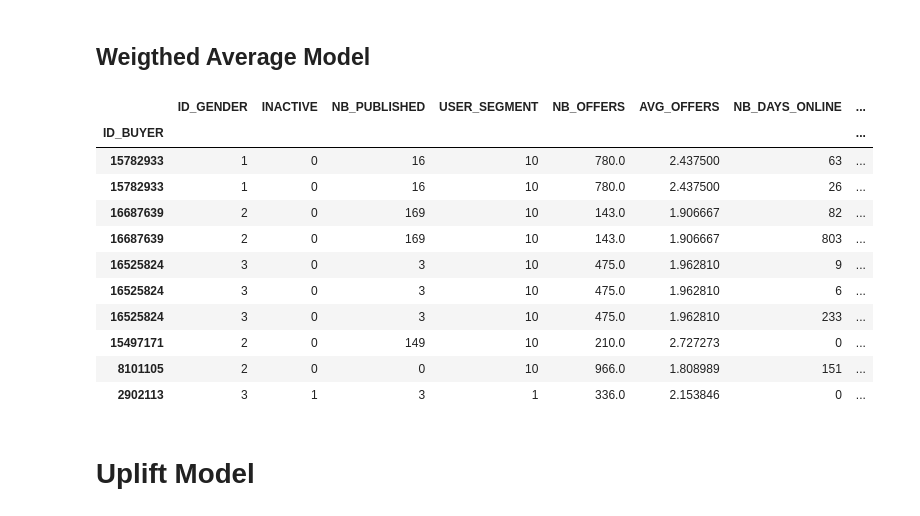
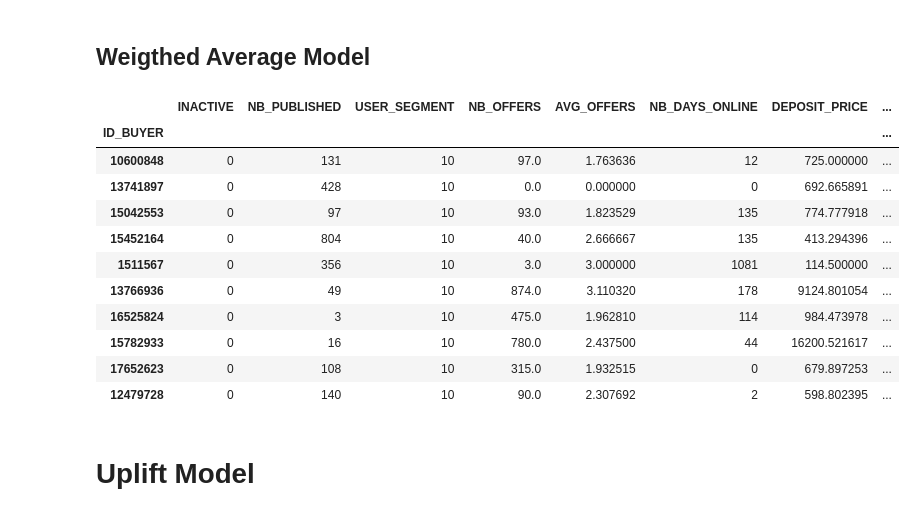
Before and after one commit to ElieTrigano/CRP_VC, a Jupyter notebook: model_v1_cleaned.ipynb, the cells around one changed output. Drawn from its saved outputs; the diff is of its cells as text; code cells hidden in the pictures.

```diff
--- a/model_v1_cleaned.ipynb
+++ b/model_v1_cleaned.ipynb
@@ -49,7 +49,7 @@ from catboost import CatBoostRegressor
 # Preprocessing of the data
 # %%
 # load and import the data
-df_model = pd.read_csv('df_model_v4.csv')
+df_model = pd.read_csv('df_model_v5.csv')
 # %%
 def drop_columns(df):
     '''
@@ -1177,44 +1125,44 @@ R2 score: 0.9084419143601175
 # %%
 # Use the predicted Repeater rate & the predicted CLTV
 
-weight_repeater = 0.7
-weight_CLTV = 0.3
+weight_repeater = 0.8
+weight_CLTV = 0.2
 
-repeater_pred_proba = np.loadtxt('REPEATER_pred_proba.txt')
+repeater_pred_proba = np.load('REPEATER_y_pred_proba.npy')
 
 cltv_pred_lgbm = np.load('CLTV_pred_xgb.npy')
 
 composite_score = weight_repeater * repeater_pred_proba + weight_CLTV * cltv_pred_lgbm
 
 WA_df = X_test_REPEATER.copy()
 WA_df['Composite_Score'] = composite_score
 
 # normalise the composite score between 0 and 1 using MinMaxScaler
 scaler = MinMaxScaler()
 
 WA_df['Composite_Score'] = scaler.fit_transform(WA_df[['Composite_Score']])
 
 # keep only the customers with a composite score > 0.5
 # rank the customers by their composite scor
 
 WA_df = WA_df.sort_values(by='Composite_Score', ascending=False)
 
 # show where composite score is negative
 
 WA_df.head(10)
 # %% [output]
-|  | ID_GENDER | INACTIVE | NB_PUBLISHED | USER_SEGMENT | NB_OFFERS | AVG_OFFERS | NB_DAYS_ONLINE | ... |
+|  | INACTIVE | NB_PUBLISHED | USER_SEGMENT | NB_OFFERS | AVG_OFFERS | NB_DAYS_ONLINE | DEPOSIT_PRICE | ... |
 | ID_BUYER |  |  |  |  |  |  |  | ... |
-| 15782933 | 1 | 0 | 16 | 10 | 780.0 | 2.437500 | 63 | ... |
-| 15782933 | 1 | 0 | 16 | 10 | 780.0 | 2.437500 | 26 | ... |
-| 16687639 | 2 | 0 | 169 | 10 | 143.0 | 1.906667 | 82 | ... |
-| 16687639 | 2 | 0 | 169 | 10 | 143.0 | 1.906667 | 803 | ... |
-| 16525824 | 3 | 0 | 3 | 10 | 475.0 | 1.962810 | 9 | ... |
-| 16525824 | 3 | 0 | 3 | 10 | 475.0 | 1.962810 | 6 | ... |
-| 16525824 | 3 | 0 | 3 | 10 | 475.0 | 1.962810 | 233 | ... |
-| 15497171 | 2 | 0 | 149 | 10 | 210.0 | 2.727273 | 0 | ... |
-| 8101105 | 2 | 0 | 0 | 10 | 966.0 | 1.808989 | 151 | ... |
-| 2902113 | 3 | 1 | 3 | 1 | 336.0 | 2.153846 | 0 | ... |
+| 10600848 | 0 | 131 | 10 | 97.0 | 1.763636 | 12 | 725.000000 | ... |
+| 13741897 | 0 | 428 | 10 | 0.0 | 0.000000 | 0 | 692.665891 | ... |
+| 15042553 | 0 | 97 | 10 | 93.0 | 1.823529 | 135 | 774.777918 | ... |
+| 15452164 | 0 | 804 | 10 | 40.0 | 2.666667 | 135 | 413.294396 | ... |
+| 1511567 | 0 | 356 | 10 | 3.0 | 3.000000 | 1081 | 114.500000 | ... |
+| 13766936 | 0 | 49 | 10 | 874.0 | 3.110320 | 178 | 9124.801054 | ... |
+| 16525824 | 0 | 3 | 10 | 475.0 | 1.962810 | 114 | 984.473978 | ... |
+| 15782933 | 0 | 16 | 10 | 780.0 | 2.437500 | 44 | 16200.521617 | ... |
+| 17652623 | 0 | 108 | 10 | 315.0 | 1.932515 | 0 | 679.897253 | ... |
+| 12479728 | 0 | 140 | 10 | 90.0 | 2.307692 | 2 | 598.802395 | ... |
 # %% [markdown]
 # Uplift Model
 # %%
```
Also changed, not shown: parts of 12 cells of this notebook, 14 other files.
